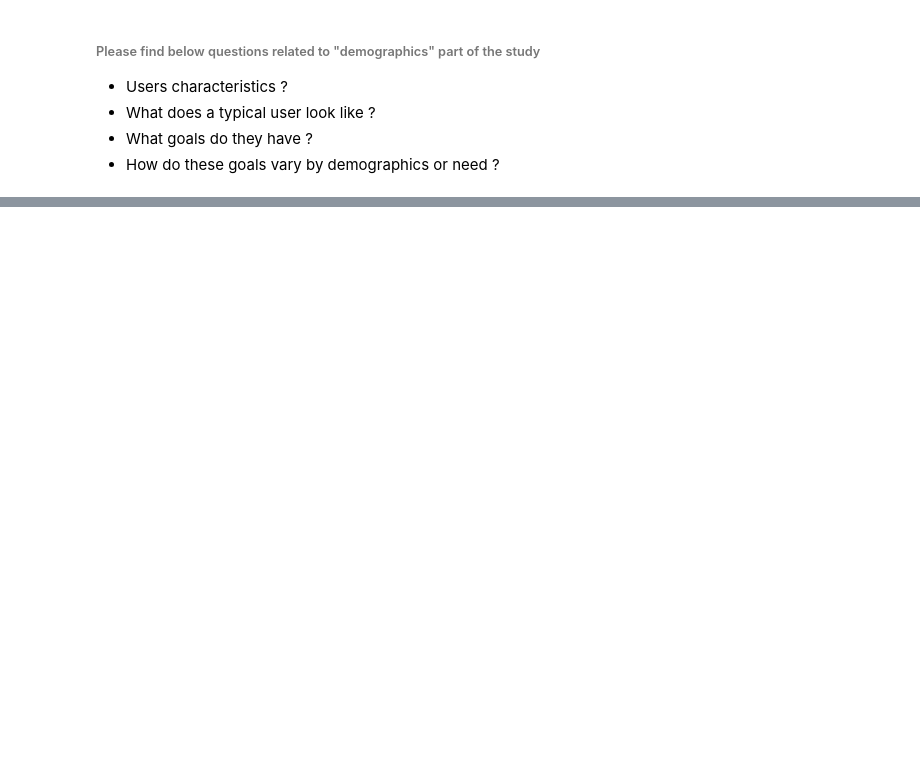
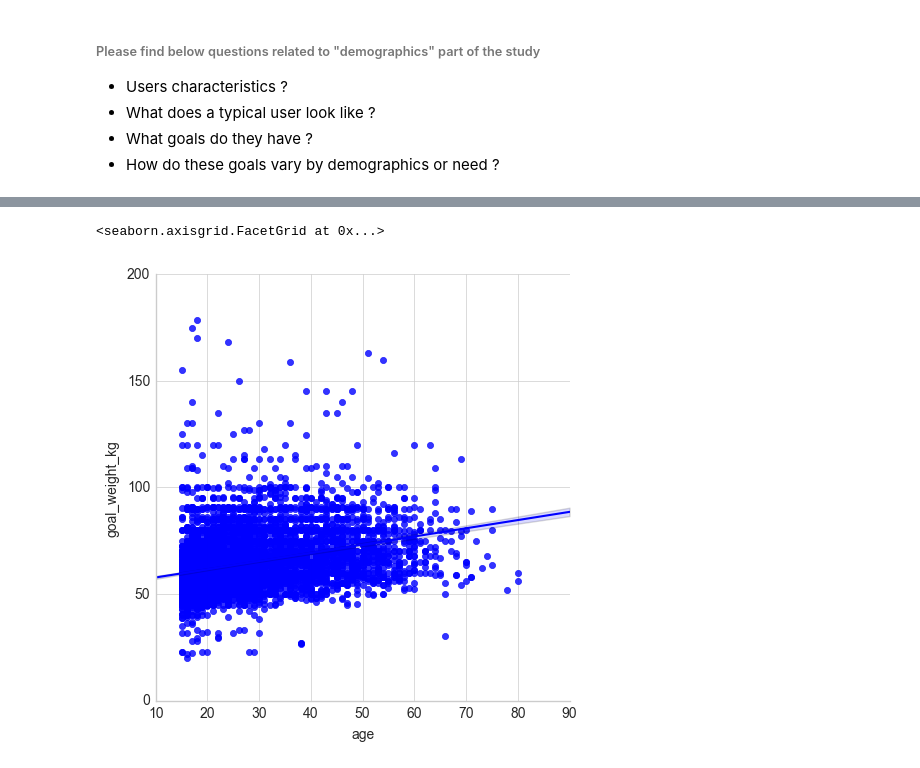
Before and after one commit to KevenLeMoing/dataviz_nutrition_sports_habits, a Jupyter notebook: notebooks/Demographics.ipynb, the cells around one changed output, grey strips where cells are left out. Cells and saved outputs as stored; diff of their text form; code cells hidden in the pictures; blank space fills up the shorter version.

```diff
--- a/notebooks/Demographics.ipynb
+++ b/notebooks/Demographics.ipynb
@@ -39,0 +49,6 @@ weight_df = pd.read_csv('/Users/kevenlemoing/Sites/lifesum_assignement/data/weig
+# %%
+# Using seabron to create a linear fit
+sns.lmplot('age','goal_weight_kg',data = users_df)
+# %% [output]
+<seaborn.axisgrid.FacetGrid at 0x...>
+[figure, added]
```
Also changed, not shown: parts of 10 cells of this notebook.
